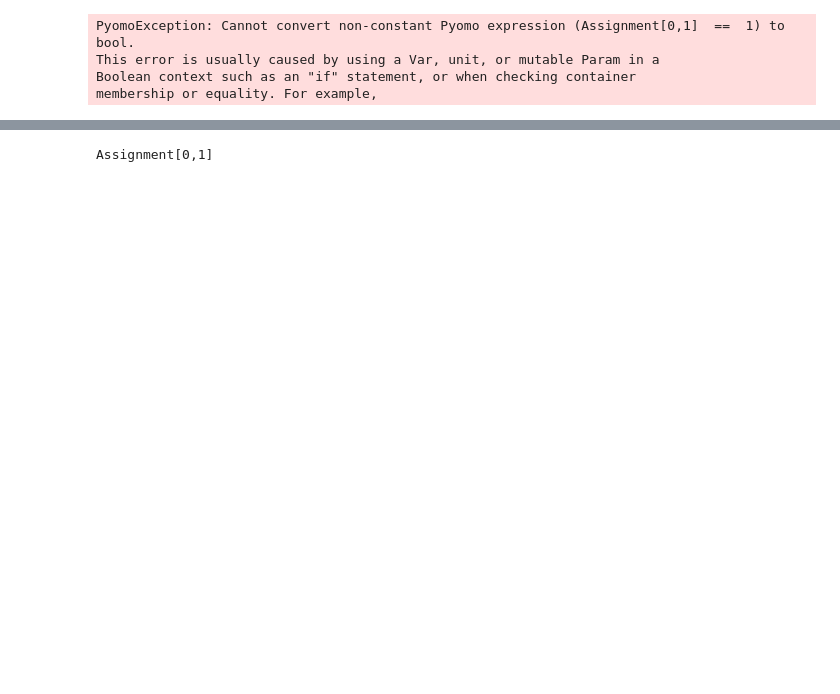
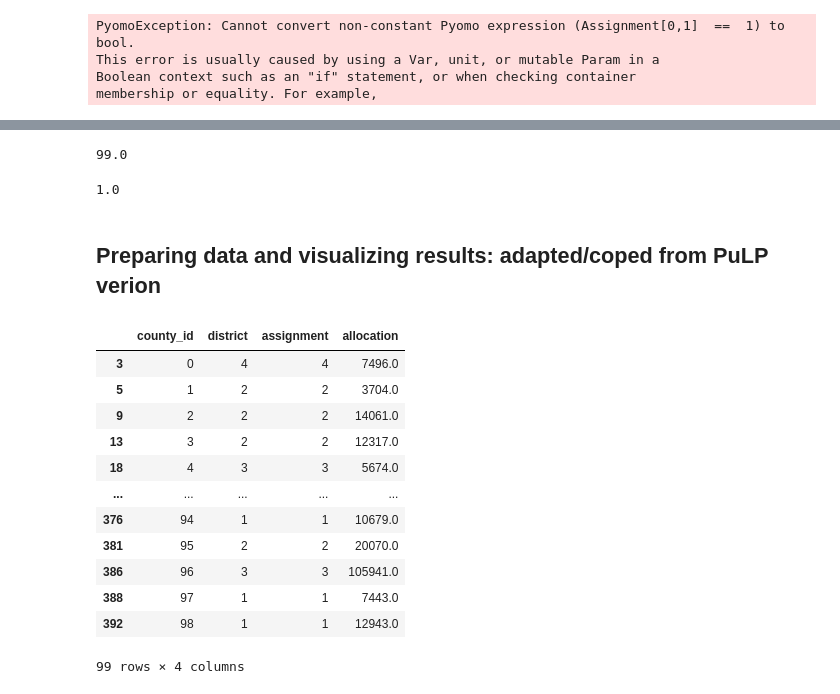
Before and after one commit to stefaniegwangphd/ia-redistricting, a Jupyter notebook: pyomo-trial-run-sw.ipynb, the cells around one changed output, grey strips where cells are left out. Saved outputs shown, nothing was run; the diff lists cells and outputs as text; code cells hidden in the pictures; blank space fills up the shorter version.

```diff
--- a/pyomo-trial-run-sw.ipynb
+++ b/pyomo-trial-run-sw.ipynb
@@ -341,4 +303,41 @@ solver.solve(model)
-# %%
-print(model.Assignment[0,1])
-# %% [output]
-Assignment[0,1]
+# %%
+value(model.obj)
+# %% [output]
+99.0
+# %%
+value(model.Assignment[67,2])
+# %% [output]
+1.0
+# %% [markdown]
+## Preparing data and visualizing results: adapted/coped from PuLP verion
+# %%
+# Prepare data for visualizing the results
+
+result_value = []
+for i in range(n_counties):
+    for j in range(1,n_districts+1):
+        var_output = {
+            'county_id': i,
+            'district': j,
+            'assignment': int(value(model.Assignment[i,j])*(j)),
+            'allocation': value(model.Allocation[i,j])}
+        result_value.append(var_output)
+
+results = pd.DataFrame(result_value)
+results = results[results['assignment'] != 0]
+results = results.sort_values(['county_id', 'district'])
+results
+# %% [output]
+|  | county_id | district | assignment | allocation |
+| 3 | 0 | 4 | 4 | 7496.0 |
+| 5 | 1 | 2 | 2 | 3704.0 |
+| 9 | 2 | 2 | 2 | 14061.0 |
+| 13 | 3 | 2 | 2 | 12317.0 |
+| 18 | 4 | 3 | 3 | 5674.0 |
+| ... | ... | ... | ... | ... |
+| 376 | 94 | 1 | 1 | 10679.0 |
+| 381 | 95 | 2 | 2 | 20070.0 |
+| 386 | 96 | 3 | 3 | 105941.0 |
+| 388 | 97 | 1 | 1 | 7443.0 |
+| 392 | 98 | 1 | 1 | 12943.0 |
+99 rows × 4 columns
```
Also changed, not shown: parts of 38 cells of this notebook.
